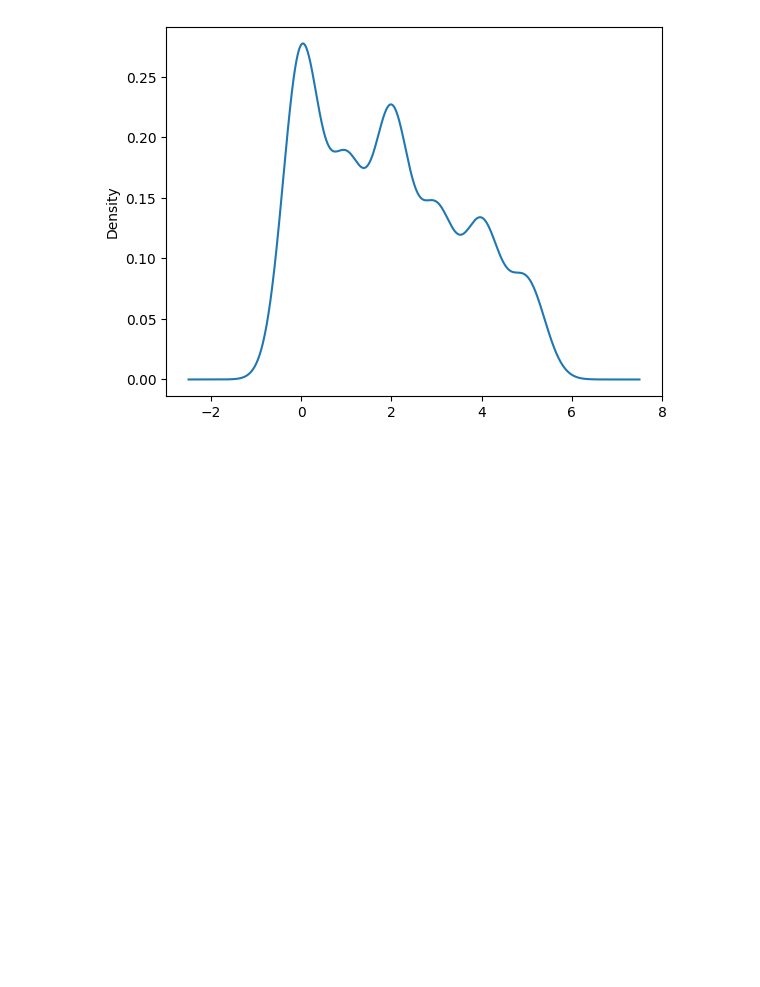
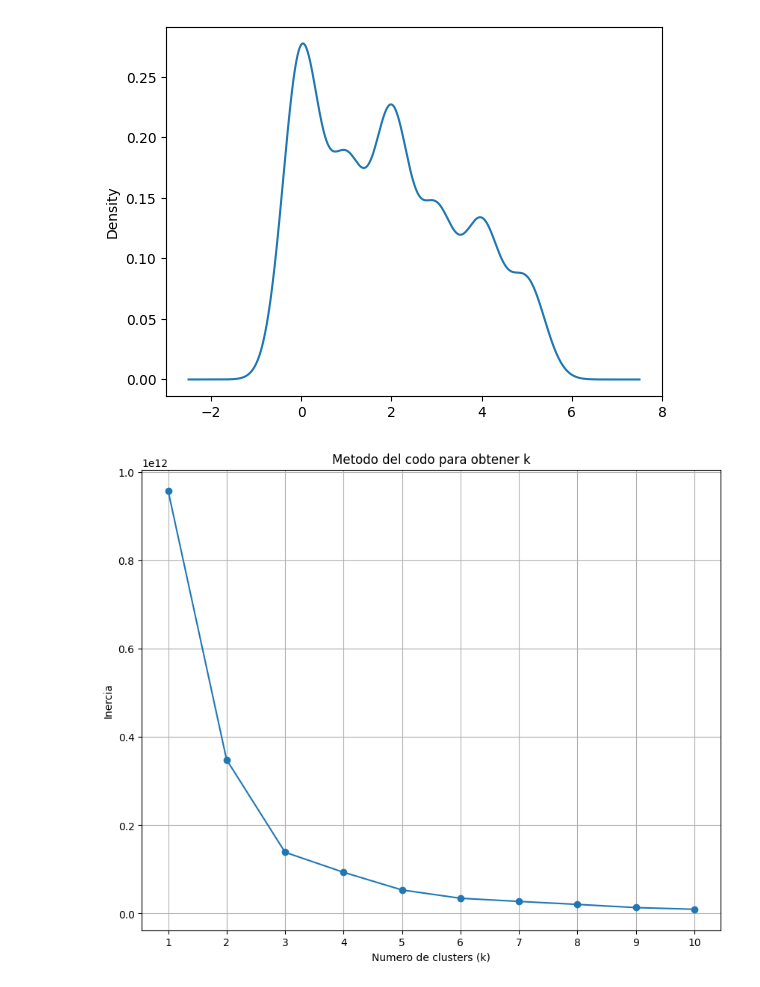
Before and after one commit to Markechy/Analitica, a Jupyter notebook: ACT_Limpieza.ipynb, the cells around one changed output. Saved outputs shown, nothing was run; the diff lists cells and outputs as text; code cells hidden in the pictures; blank space fills up the shorter version.

```diff
--- a/ACT_Limpieza.ipynb
+++ b/ACT_Limpieza.ipynb
@@ -191,3 +197,25 @@ df["Children"].plot.kde()
 # %% [output]
 <Axes: ylabel='Density'>
 [figure]
+# %%
+#Kmeans
+k_values = range(1, 11)
+inertia = []
+
+# Aplicar KMeans para diferentes valores de k y calcular la inercia
+for k in k_values:
+    kmeans = KMeans(n_clusters=k, random_state=42)
+    kmeans.fit(df[['Age', 'Income', 'Children']])  # Ajuste usando columnas numéricas
+    inertia.append(kmeans.inertia_)
+
+# Método del codo para encontrar el número óptimo de clusters
+plt.figure(figsize=(10, 8))
+plt.plot(k_values, inertia, marker='o')
+plt.title("Metodo del codo para obtener k")
+plt.xlabel("Numero de clusters (k)")
+plt.ylabel("Inercia")
+plt.xticks(k_values)
+plt.grid(True)
+plt.show()
+# %% [output]
+[figure, added]
```
Also changed, not shown: parts of 7 cells of this notebook, 1 other file.
